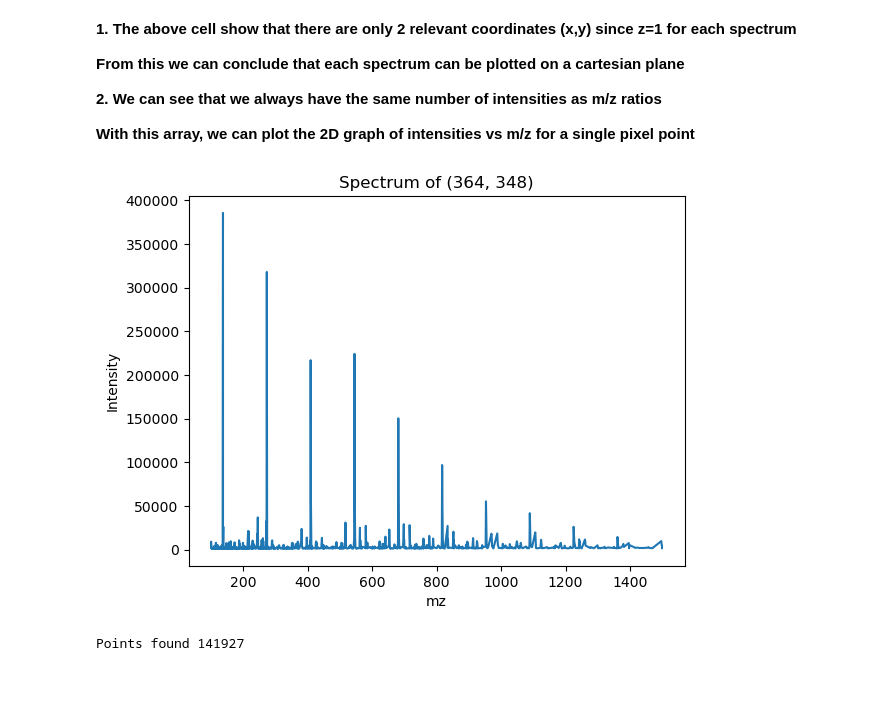
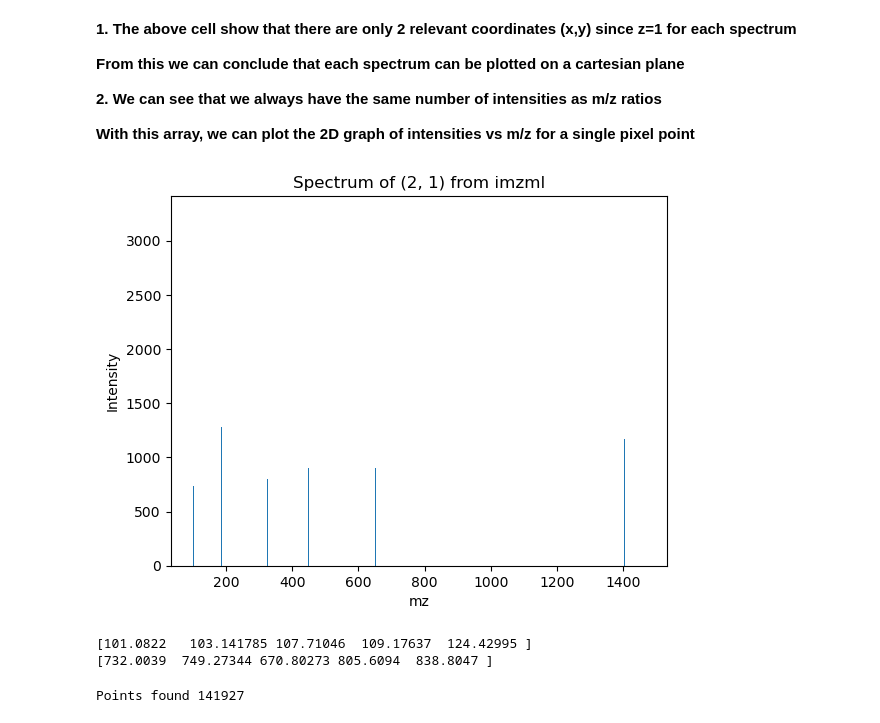
Before and after one commit to Tapiwamaz/HonoursResearch, a Jupyter notebook: Test.ipynb, the cells around one changed output. Cells and saved outputs as stored; diff of their text form; code cells hidden in the pictures; blank space fills up the shorter version.

Commit message:
Random

```diff
--- a/Test.ipynb
+++ b/Test.ipynb
@@ -23,7 +23,7 @@ Each element in the array follows this format:
 # %%
 from pyimzml.ImzMLParser import ImzMLParser
 
-p = ImzMLParser('Cancer.imzml')
+p = ImzMLParser('Cancer.imzML')
 my_spectra = []
 for idx, (x,y,z) in enumerate(p.coordinates):
     mzs, intensities = p.getspectrum(idx)
@@ -68,15 +68,21 @@ Pixel
 # %%
 import matplotlib.pyplot as plt
 
-spectrumx = my_spectra[random.randint(0,len(my_spectra)-1)]
-plt.plot(spectrumx[0],spectrumx[1])
-title = "Spectrum of " + str(spectrumx[2][:2])
+# spectrumx = my_spectra[random.randint(0,len(my_spectra)-1)]
+spectrumx = my_spectra[2]
+plt.bar(spectrumx[0],spectrumx[1])
+title = "Spectrum of " + str(spectrumx[2][:2]) + " from imzml"
 plt.title(title)
 plt.xlabel("mz")
 plt.ylabel("Intensity")
 plt.show()
+
+print(spectrumx[0][:5])
+print(spectrumx[1][:5])
 # %% [output]
-[figure, old version]
+[figure, new version]
+[101.0822   103.141785 107.71046  109.17637  124.42995 ]
+[732.0039  749.27344 670.80273 805.6094  838.8047 ]
 # %%
 
 # Choose the m/z you want to plot  and tolerance
```
Also changed, not shown: 3 other files.
